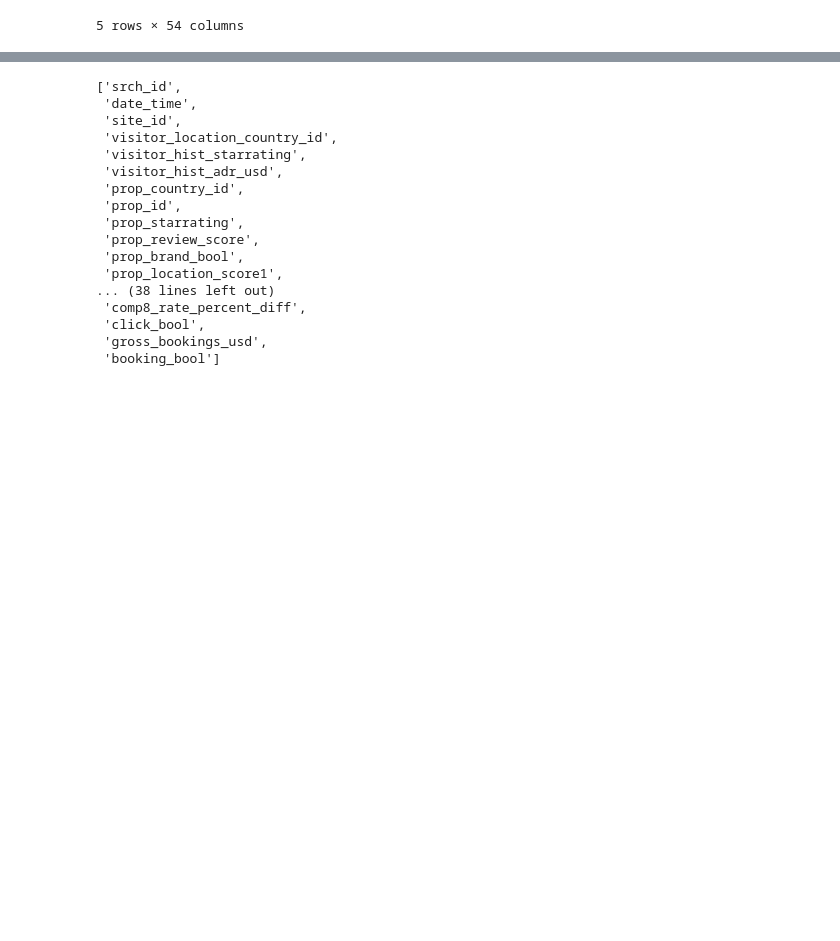
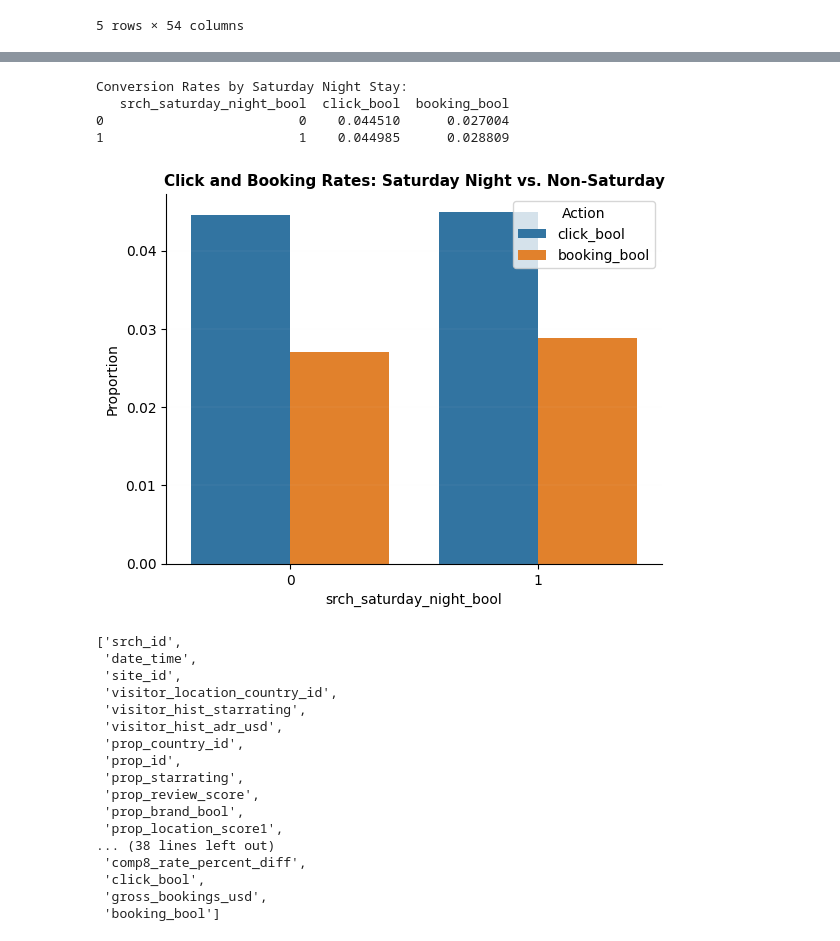
Before and after one commit to alicja-a-d/Data_Mining, a Jupyter notebook: A2/code/DMT_A2.ipynb, the cells around one changed output, grey strips where cells are left out. Saved outputs shown, nothing was run; the diff lists cells and outputs as text; code cells hidden in the pictures; blank space fills up the shorter version.

```diff
--- a/A2/code/DMT_A2.ipynb
+++ b/A2/code/DMT_A2.ipynb
@@ -72 +119,28 @@ dtype: int64
+# %%
+def explore_saturday_stay(data):
+    """checking if Saturday night impacts the clicks and bookings"""
+    # group by the boolean flag
+    stats = data.groupby('srch_saturday_night_bool').agg({
+        'click_bool': 'mean',
+        'booking_bool': 'mean'
+    }).reset_index()
+
+    print("Conversion Rates by Saturday Night Stay:")
+    print(stats)
+
+    # plot
+    stats_melted = stats.melt(id_vars='srch_saturday_night_bool', value_vars=['click_bool', 'booking_bool'], var_name='Action', value_name='Rate')
+
+    sns.barplot(data=stats_melted, x='srch_saturday_night_bool', y='Rate', hue='Action')
+    plt.title('Click and Booking Rates: Saturday Night vs. Non-Saturday')
+    plt.ylabel('Proportion')
+    plt.show()
+
+explore_saturday_stay(df)
+# %% [output]
+Conversion Rates by Saturday Night Stay:
+   srch_saturday_night_bool  click_bool  booking_bool
+0                         0    0.044510      0.027004
+1                         1    0.044985      0.028809
+[figure, added]
 # %%
```
Also changed, not shown: parts of 12 cells of this notebook.
